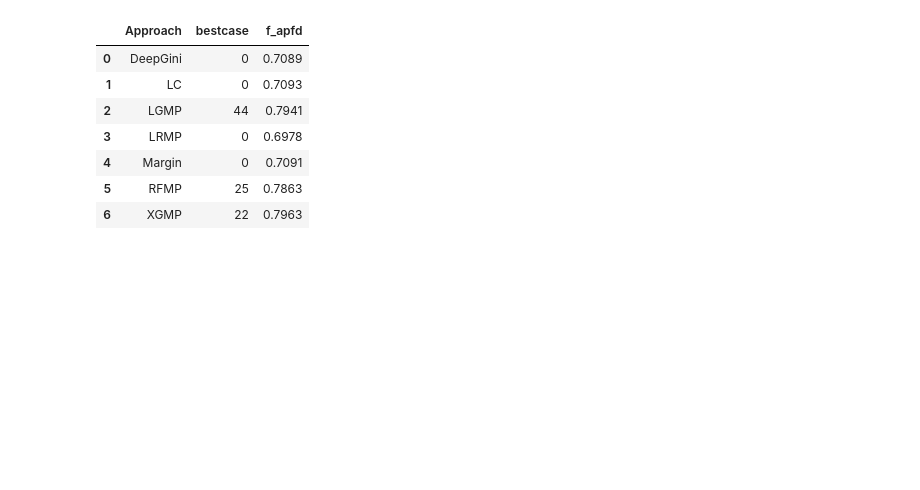
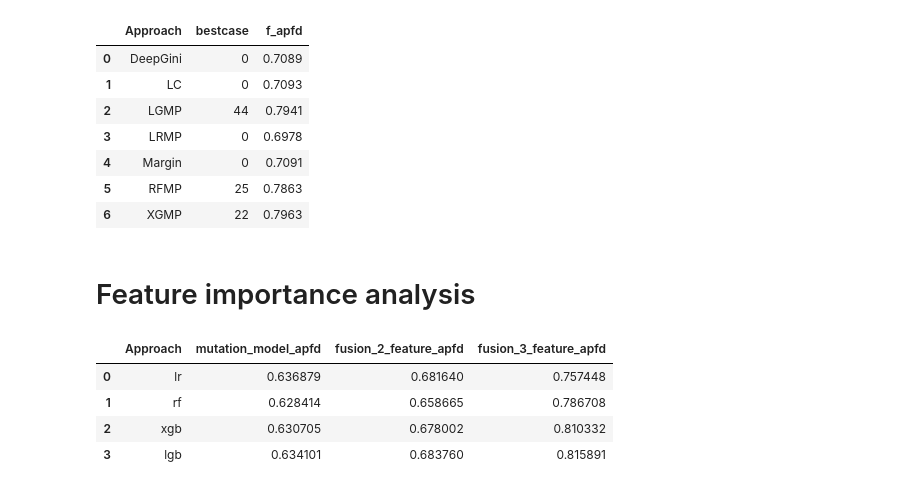
Before and after one commit to yinghuali/MLPrior, a Jupyter notebook: ResultsProcessing.ipynb, the cells around one changed output. Saved outputs shown, nothing was run; the diff lists cells and outputs as text; code cells hidden in the pictures; blank space fills up the shorter version.

```diff
--- a/ResultsProcessing.ipynb
+++ b/ResultsProcessing.ipynb
@@ -670,3 +670,40 @@ See the caveats in the documentation: https://pandas.pydata.org/pandas-docs/stab
 | 4 | Margin | 0 | 0.7091 |
 | 5 | RFMP | 25 | 0.7863 |
 | 6 | XGMP | 22 | 0.7963 |
+# %% [markdown]
+# Feature importance analysis
+# %%
+def get_path(path_dir_compile):
+    path_list = []
+    if os.path.isdir(path_dir_compile):
+        for root, dirs, files in os.walk(path_dir_compile, topdown=True):
+            for file in files:
+                file_absolute_path = os.path.join(root, file)
+                if file_absolute_path.endswith('.csv'):
+                    path_list.append(file_absolute_path)
+    return path_list
+
+path_list = get_path('result/original_res/')
+path_list = [i for i in path_list if 'compare' not in i]
+path_list = [i for i in path_list if 'adult' in i]
+data_list = [pd.read_csv(i) for i in path_list]
+
+df = pd.DataFrame(columns=['Approach'])
+df['Approach'] = ['lr', 'rf', 'xgb', 'lgb']
+df['mutation_model_apfd'] = 0
+df['fusion_2_feature_apfd'] = 0
+df['fusion_3_feature_apfd'] = 0
+for i in range(len(data_list)):
+    df['mutation_model_apfd'] = df['mutation_model_apfd']+data_list[i]['mutation_model_apfd'].astype(float)
+    df['fusion_2_feature_apfd'] = df['fusion_2_feature_apfd']+data_list[i]['fusion_2_feature_apfd'].astype(float)
+    df['fusion_3_feature_apfd'] = df['fusion_3_feature_apfd']+data_list[i]['fusion_3_feature_apfd'].astype(float)
+df['mutation_model_apfd'] = df['mutation_model_apfd'] / len(data_list)
+df['fusion_2_feature_apfd'] = df['fusion_2_feature_apfd'] / len(data_list)
+df['fusion_3_feature_apfd'] = df['fusion_3_feature_apfd'] / len(data_list)
+df
+# %% [output]
+|  | Approach | mutation_model_apfd | fusion_2_feature_apfd | fusion_3_feature_apfd |
+| 0 | lr | 0.636879 | 0.681640 | 0.757448 |
+| 1 | rf | 0.628414 | 0.658665 | 0.786708 |
+| 2 | xgb | 0.630705 | 0.678002 | 0.810332 |
+| 3 | lgb | 0.634101 | 0.683760 | 0.815891 |
```
Also changed, not shown: parts of 6 cells of this notebook, 3 other files.
